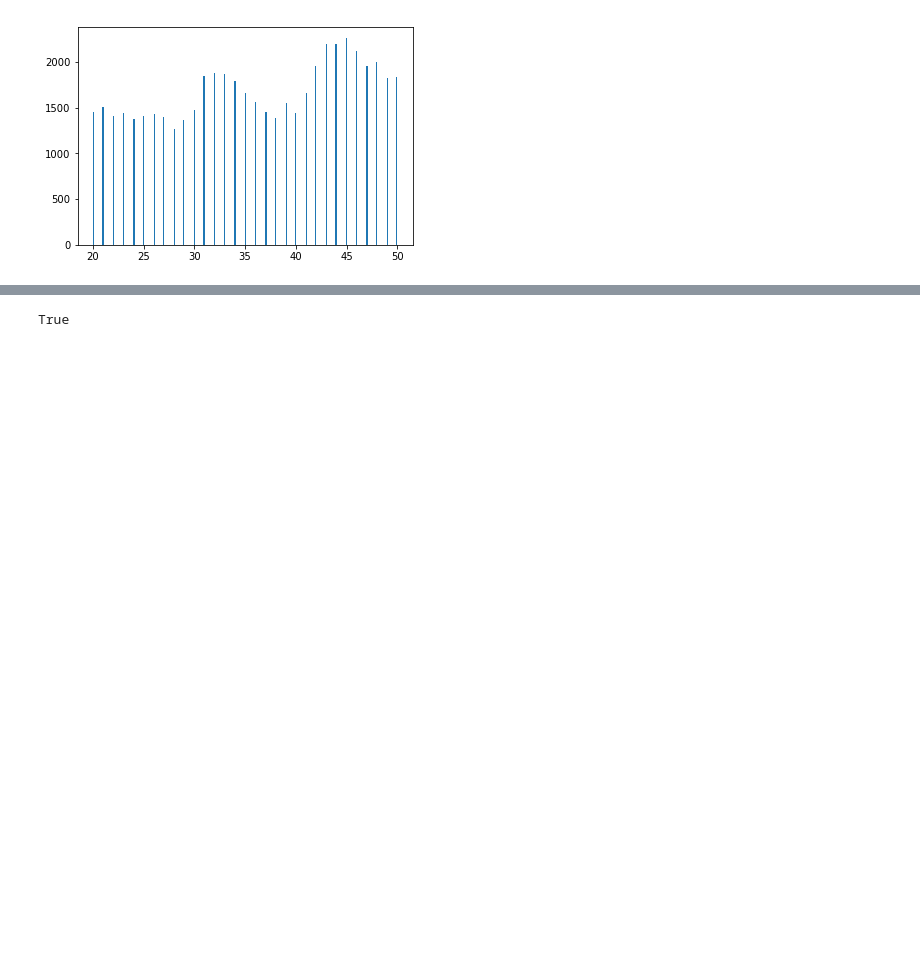
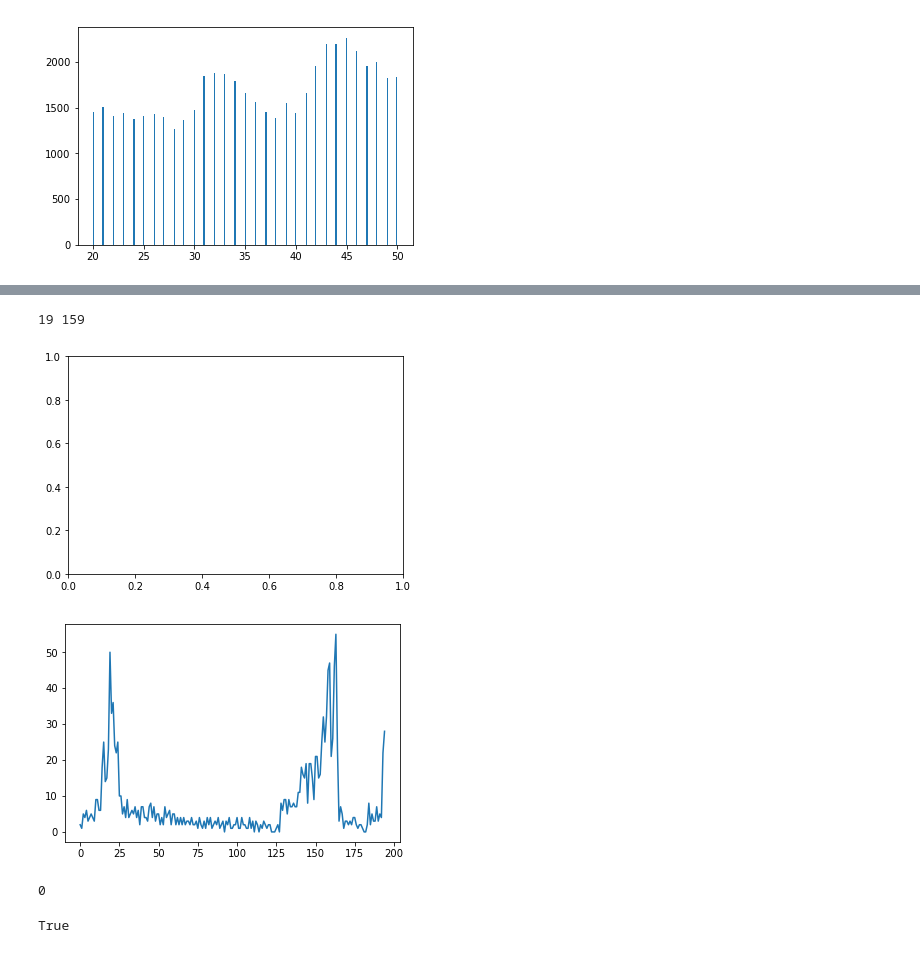
Before and after one commit to csyyyyyyy/ciwa, a Jupyter notebook: Untitled.ipynb, the cells around one changed output, grey strips where cells are left out. Saved outputs shown, nothing was run; the diff lists cells and outputs as text; code cells hidden in the pictures; blank space fills up the shorter version.

```diff
--- a/Untitled.ipynb
+++ b/Untitled.ipynb
@@ -155,0 +144,3 @@ cv2.destroyAllWindows()
+# %%
+img_3=cv2.imread('pic_11.BMP')
+im_3=img_3[250:650,450:1250,:]
@@ -155,0 +181,21 @@ cv2.destroyAllWindows()
+# %%
+m_dark=np.zeros(TH.shape)
+im_part =TH*m_dark[:,:]
+# %%
+p=mask2*255
+# %%
+l=[]
+for r in range(300,500,1):
+    m_dark=np.zeros((1200,1600))
+#     im_part =TH*m_dark[:,:]
+# while(len(np.array(np.where(im_part>0)).T>0):
+    cv2.circle(m_dark,(392+450,750),r,(255,255,255),1)
+#     showimg(m_dark)
+#     showimg(m_dark)
+    im_part =p*m_dark[:,:]
+    if(np.array(np.where(im_part>0)).T.shape[0]>0):
+        l.append(np.array(np.where(im_part>0)).T.shape[0])
+
+        cv2.circle(img_3,(392+450,750),r,(255,0,0),1)
+#     y=y+10
+showimg(img_3)
@@ -156,3 +240,28 @@ cv2.destroyAllWindows()
+# %%
+y = np.array(y)
+ind1 = np.argmax(y)
+y[ind1]=0
+ind2 = np.argmax(y)
+print(ind1,ind2)
+# %% [output]
+19 159
+# %%
+plt.figure()
+# x=range(0,len(l))
+# plt.hist(l)
+y=np.abs(np.diff(l))
+x=range(0,len(y))
+plt.plot(x,y)
+plt.show()
+# %% [output]
+[figure, added]
+[figure, added]
+# %%
+im_part =TH*m_dark[:,:]
+len(np.array(np.where(im_part>0)).T)
+# showimg(im_part)
+# %% [output]
+0
 # %%
 cv2.imwrite('circle.jpg',img_s)
 # %% [output]
```
Also changed, not shown: parts of 35 cells of this notebook, 5 other files.
